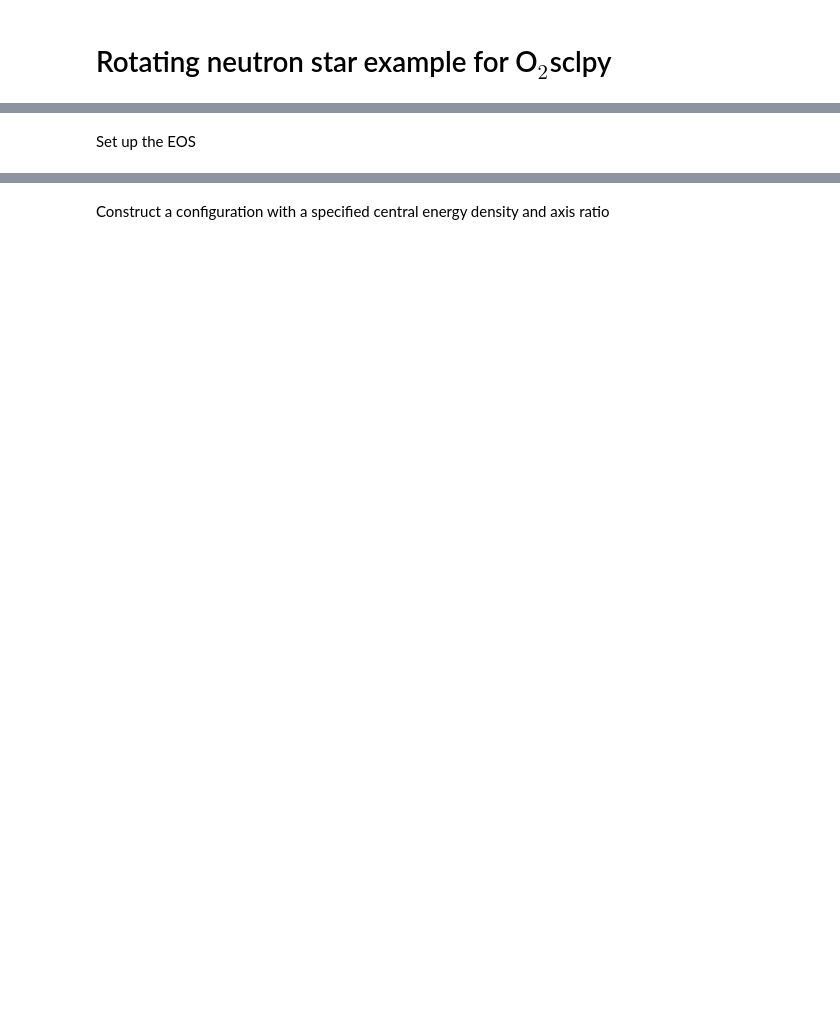
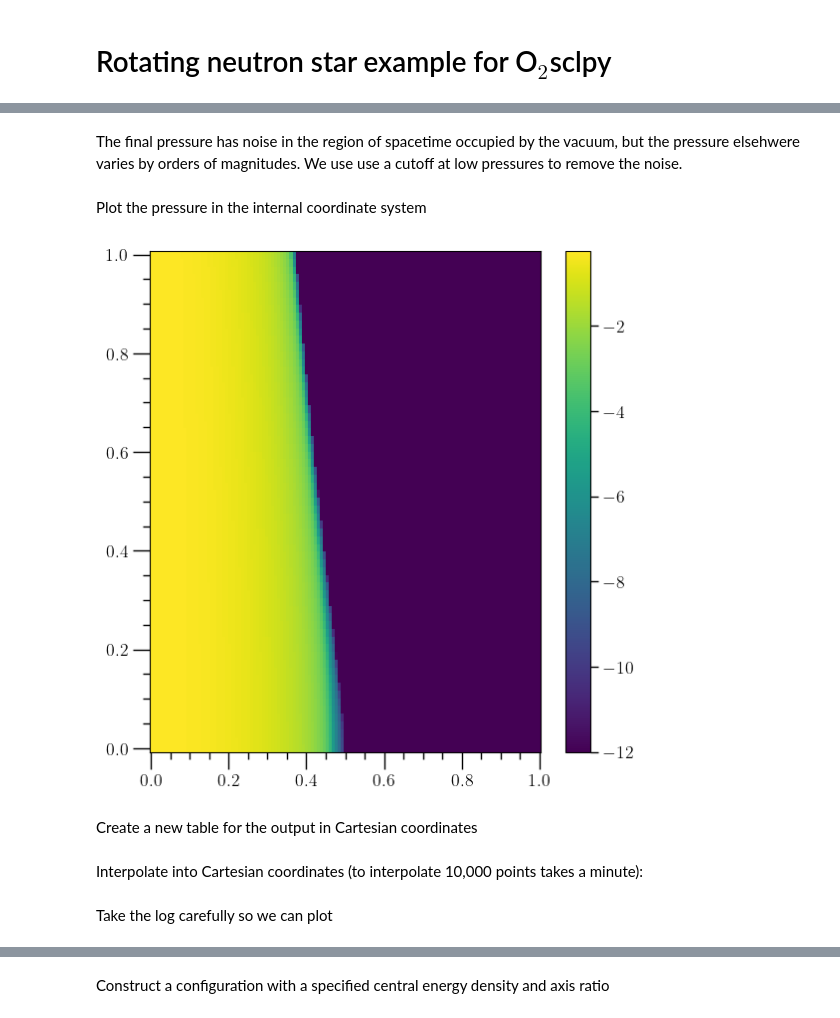
Before and after one commit to awsteiner/o2sclpy, a Jupyter notebook: examples/nstar_rot.ipynb, the cells around one changed output, grey strips where cells are left out. Saved outputs shown, nothing was run; the diff lists cells and outputs as text; code cells hidden in the pictures; blank space fills up the shorter version.

```diff
--- a/examples/nstar_rot.ipynb
+++ b/examples/nstar_rot.ipynb
@@ -47 +75,3 @@ print('Mass: %7.6e' % (nr.Mass/nr.MSUN))
+# %% [markdown]
+The final pressure has noise in the region of spacetime occupied by the vacuum, but the pressure elsehwere varies by orders of magnitudes. We use use a cutoff at low pressures to remove the noise.
 # %%
@@ -49,9 +78,13 @@ print('Mass: %7.6e' % (nr.Mass/nr.MSUN))
 t3d.function_slice('if(pr>1.0e-12,log10(pr),-12.0)','log10_pr')
+# %% [markdown]
+Plot the pressure in the internal coordinate system
 # %%
-# Plot the pressure in the internal coordinate system
 if plots:
     pb=o2sclpy.plot_base()
+    pb.fig_dict='fig_size_x=6,fig_size_y=6,dpi=100'
     pb.colbar=True
     pb.den_plot([t3d,'log10_pr'])
-    pb.save('nr1.png')
+    pb.show()
     plot.close()
+# %% [output]
+[figure, added]
@@ -60,3 +91,5 @@ if plots:
+# %% [markdown]
+Create a new table for the output in Cartesian coordinates
 # %%
 t3db=o2sclpy.table3d()
 t3db.set_interp_type(o2sclpy.itp_linear)
@@ -69 +100,3 @@ t3db.line_of_names('ed pr')
+# %% [markdown]
+Interpolate into Cartesian coordinates (to interpolate 10,000 points takes a minute):
 # %%
@@ -75,4 +108,6 @@ for i in range(0,t3db.get_nx()):
                                      numpy.cos(theta),'ed'))
         t3db.set(i,j,'pr',t3d.interp(r/(r+rad_eq),
                                      numpy.cos(theta),'pr'))
+# %% [markdown]
+Take the log carefully so we can plot
 # %%
@@ -90,2 +114,0 @@ if plots:
-# %% [markdown]
-Set up the EOS
```
Also changed, not shown: parts of 64 cells of this notebook, 2 other files.
